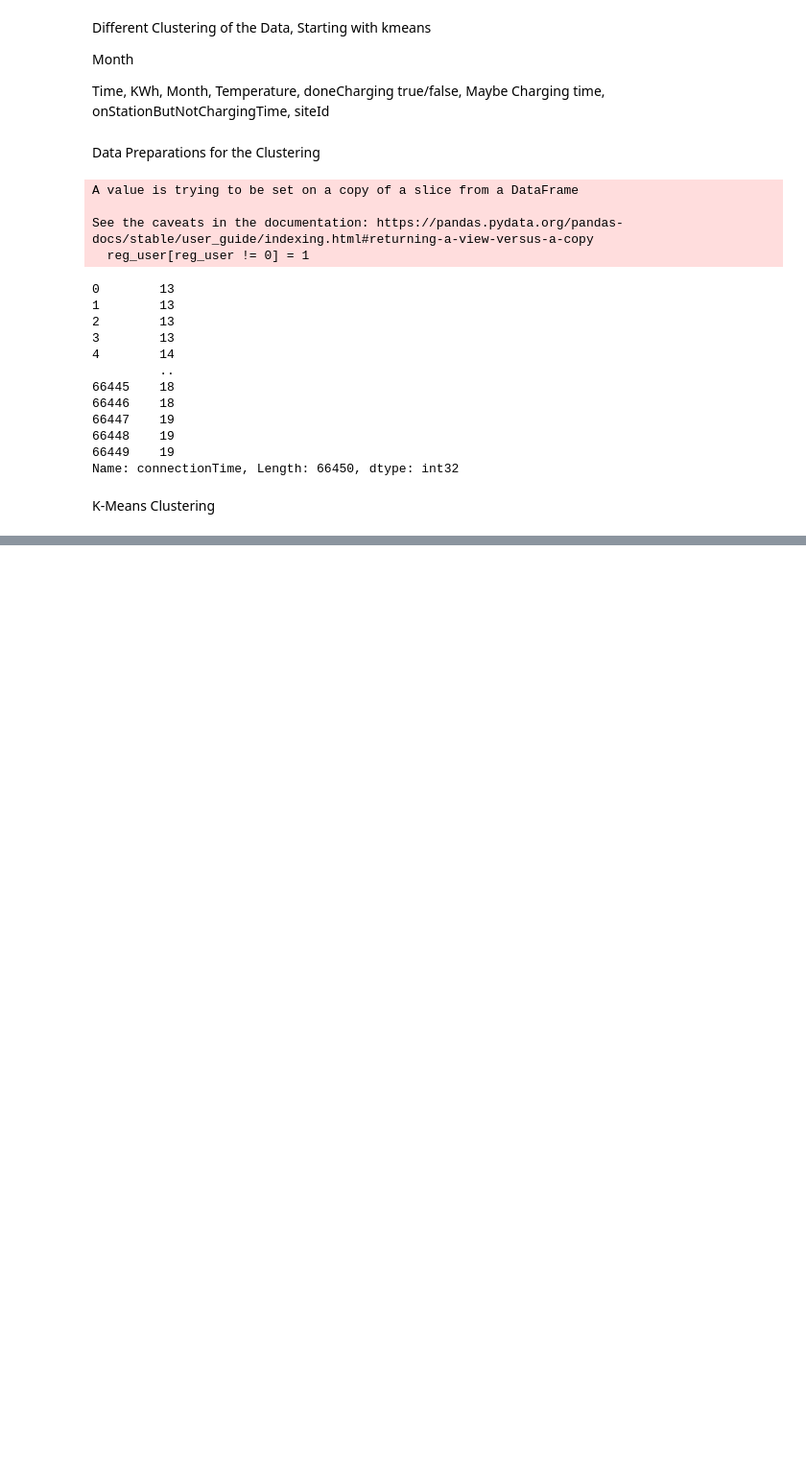
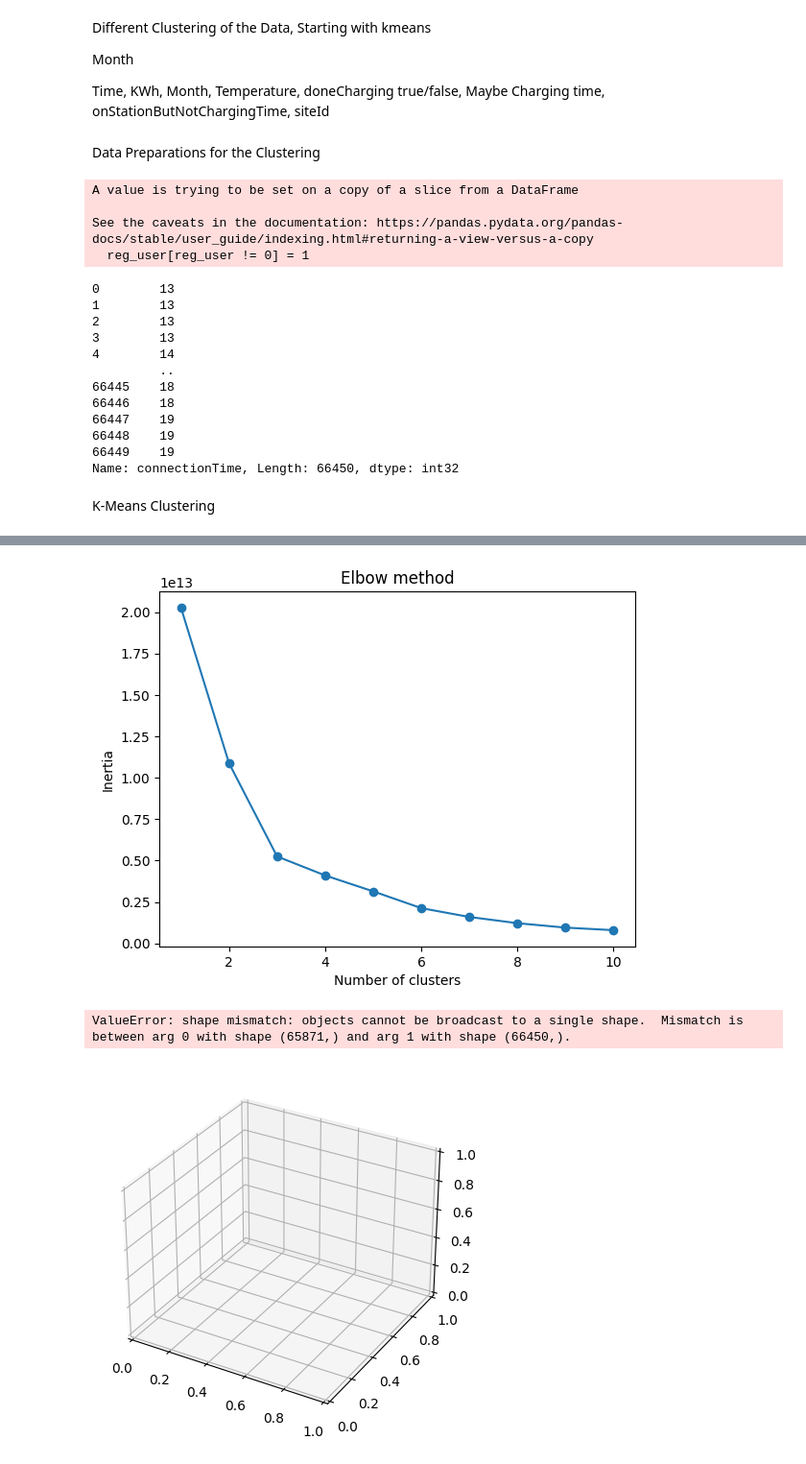
Before and after one commit to Vigro08/AA-Team-Assignment, a Jupyter notebook: Tasks/03_Clustering.ipynb, the cells around one changed output, grey strips where cells are left out. Shown at 96% size. Cells and saved outputs as stored; diff of their text form; code cells hidden in the pictures; blank space fills up the shorter version.

```diff
--- a/Tasks/03_Clustering.ipynb
+++ b/Tasks/03_Clustering.ipynb
@@ -200,0 +224,19 @@ Name: userID, Length: 66450, dtype: int64
+# %%
+# data of weather
+data_weather = pd.read_csv("./weather_cleaned.csv")
+time_hd = data_weather["timestamp"]
+time_hd = pd.to_datetime(time_hd).round('60min')
+time_hd = (time_hd.dt.year - 2018) * 365 * 24 + time_hd.dt.day_of_year * 24 + time_hd.dt.hour
+data_weather["time"] = time_hd
+
+# data of
+data = pd.read_csv("./charging_cleaned.csv")
+time_day_hour = data["connectionTime"]
+time_day_hour = pd.to_datetime(time_day_hour).round('60min')
+time_day_hour = (time_day_hour.dt.year - 2018) * 365 * 24 + time_day_hour.dt.day_of_year * 24 + time_day_hour.dt.hour
+data["time"] = time_day_hour
+
+print(time_day_hour)
+# merging
+merged_data = pd.merge(data_weather, data, on='time')
+print(merged_data)
@@ -200,0 +261,29 @@ Name: userID, Length: 66450, dtype: int64
+# %%
+# Getting the rest of the data ready
+temp = merged_data["temperature"]
+# %%
+# Kmeans with weather
+data = list(zip(temp, KWh, time_sec))
+inertias = []
+
+for i in range(1,11):
+    kmeans = KMeans(n_clusters=i)
+    kmeans.fit(data)
+    inertias.append(kmeans.inertia_)
+
+plt.plot(range(1,11), inertias, marker='o')
+plt.title('Elbow method')
+plt.xlabel('Number of clusters')
+plt.ylabel('Inertia')
+plt.show()
+
+kmeans = KMeans(n_clusters=2)
+kmeans.fit(data)
+inertias.append(kmeans.inertia_)
+
+ax = plt.axes(projection='3d')
+ax.scatter3D(temp, KWh, time_sec, c=kmeans.labels_)
+# %% [output]
+[figure, added]
+ValueError: shape mismatch: objects cannot be broadcast to a single shape.  Mismatch is between arg 0 with shape (65871,) and arg 1 with shape (66450,).
+[figure, added]
```
Also changed, not shown: parts of 10 cells of this notebook.
